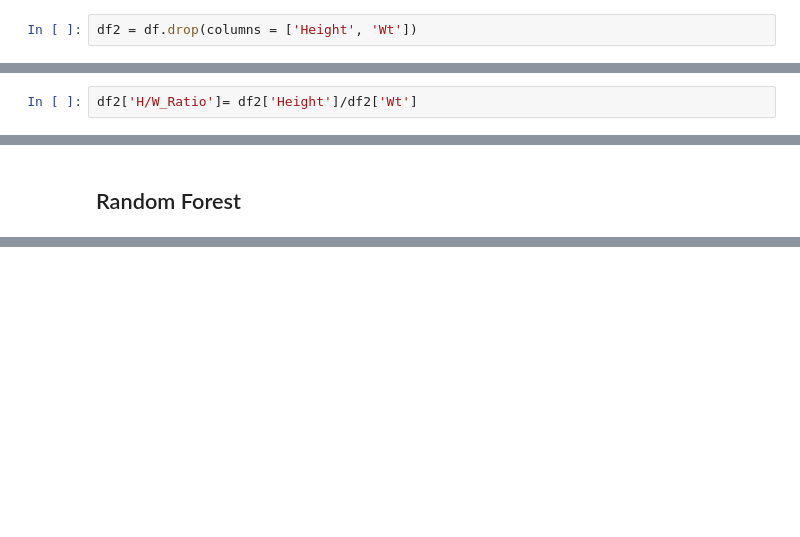
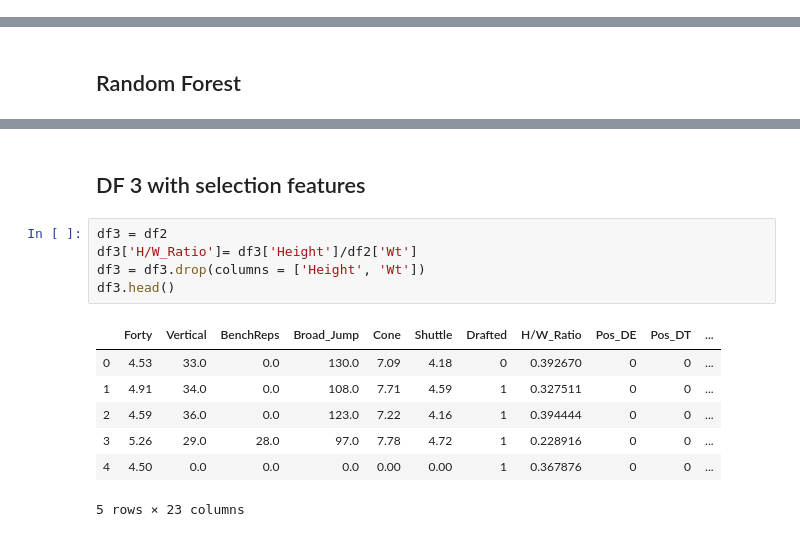
Before and after one commit to marmistead91/nyc-mhtn-ds-010620-lectures, a Jupyter notebook: week-9/classification_project/student.ipynb, the cells around one changed output, grey strips where cells are left out. Cells and saved outputs as stored; diff of their text form; blank space fills up the shorter version.

```diff
--- a/week-9/classification_project/student.ipynb
+++ b/week-9/classification_project/student.ipynb
@@ -106,12 +107,8 @@ df['Drafted'] = df['DraftRd'].apply(lambda x: 0 if x == 8 else 1)
 # 2nd Df
 # %%
 df2 = df.drop(columns = ['DraftRd', 'Year'])
-# %%
-df2 = df.drop(columns = ['Height', 'Wt'])
 # %%
 df2 = df2.fillna(0)
-# %%
-df2['H/W_Ratio']= df2['Height']/df2['Wt']
 # %%
 df2.columns
 # %% [output]
@@ -296,0 +350,15 @@ print(accuracy, f1)
+# %% [markdown]
+## DF 3 with selection features
+# %%
+df3 = df2
+df3['H/W_Ratio']= df3['Height']/df2['Wt']
+df3 = df3.drop(columns = ['Height', 'Wt'])
+df3.head()
+# %% [output]
+|  | Forty | Vertical | BenchReps | Broad_Jump | Cone | Shuttle | Drafted | H/W_Ratio | Pos_DE | Pos_DT | ... |
+| 0 | 4.53 | 33.0 | 0.0 | 130.0 | 7.09 | 4.18 | 0 | 0.392670 | 0 | 0 | ... |
+| 1 | 4.91 | 34.0 | 0.0 | 108.0 | 7.71 | 4.59 | 1 | 0.327511 | 0 | 0 | ... |
+| 2 | 4.59 | 36.0 | 0.0 | 123.0 | 7.22 | 4.16 | 1 | 0.394444 | 0 | 0 | ... |
+| 3 | 5.26 | 29.0 | 28.0 | 97.0 | 7.78 | 4.72 | 1 | 0.228916 | 0 | 0 | ... |
+| 4 | 4.50 | 0.0 | 0.0 | 0.0 | 0.00 | 0.00 | 1 | 0.367876 | 0 | 0 | ... |
+5 rows × 23 columns
```
Also changed, not shown: parts of 12 cells of this notebook.
